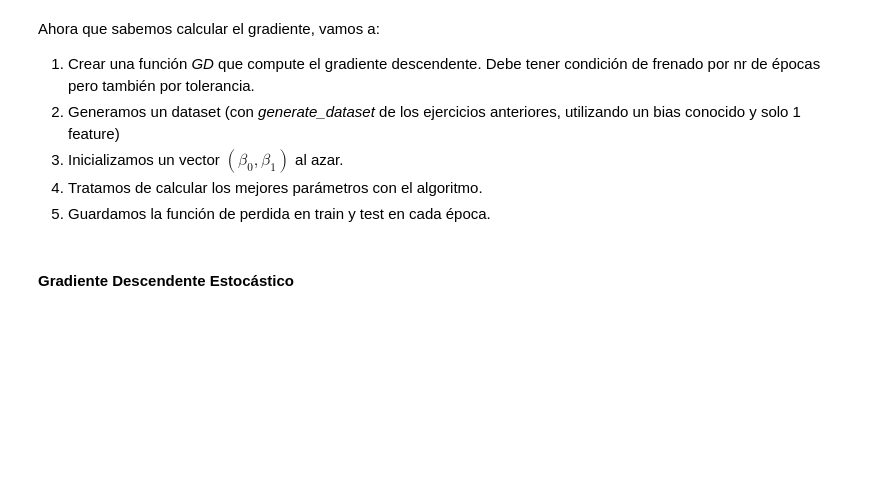
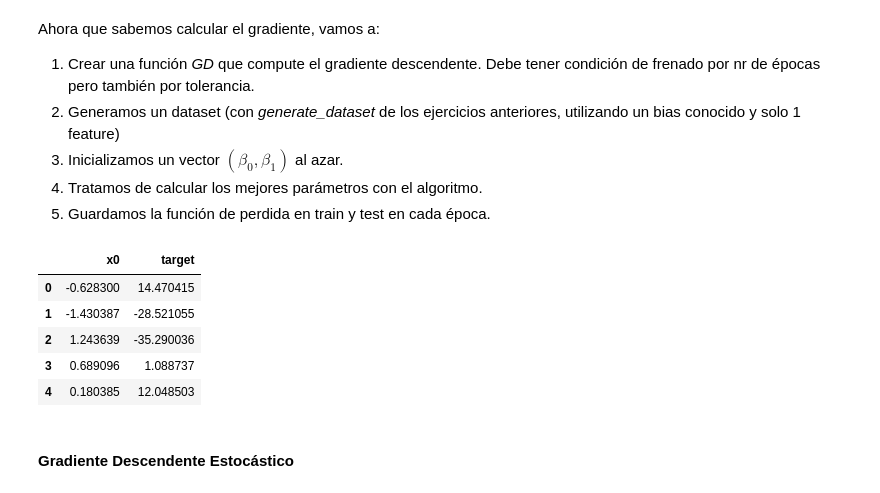
Before and after one commit to FIUBA-Posgrado-Inteligencia-Artificial/intro_ia, a Jupyter notebook: tp_integrador_enunciado/tpi_parte2.ipynb, the cells around one changed output. Saved outputs shown, nothing was run; the diff lists cells and outputs as text; code cells hidden in the pictures; blank space fills up the shorter version.

```diff
--- a/tp_integrador_enunciado/tpi_parte2.ipynb
+++ b/tp_integrador_enunciado/tpi_parte2.ipynb
@@ -421,3 +421,23 @@ por nr de épocas pero también por tolerancia.
 3. Inicializamos un vector $(\beta_0, \beta_1)$ al azar.
 4. Tratamos de calcular los mejores parámetros con el algoritmo.
 5. Guardamos la función de perdida en train y test en cada época.
+# %%
+data = generate_dataset(
+    n_samples=1000,
+    n_features=1,
+    n_informative=0,
+    n_targets=1,
+    noise=20,
+    output='dataframe'
+)
+
+## esto nos genera un dataset que contiene 5 features, 2 de los cuales son informativos, y 1 target.
+
+data.head()
+# %% [output]
+|  | x0 | target |
+| 0 | -0.628300 | 14.470415 |
+| 1 | -1.430387 | -28.521055 |
+| 2 | 1.243639 | -35.290036 |
+| 3 | 0.689096 | 1.088737 |
+| 4 | 0.180385 | 12.048503 |
```
Also changed, not shown: parts of 5 cells of this notebook, 7 other files.
